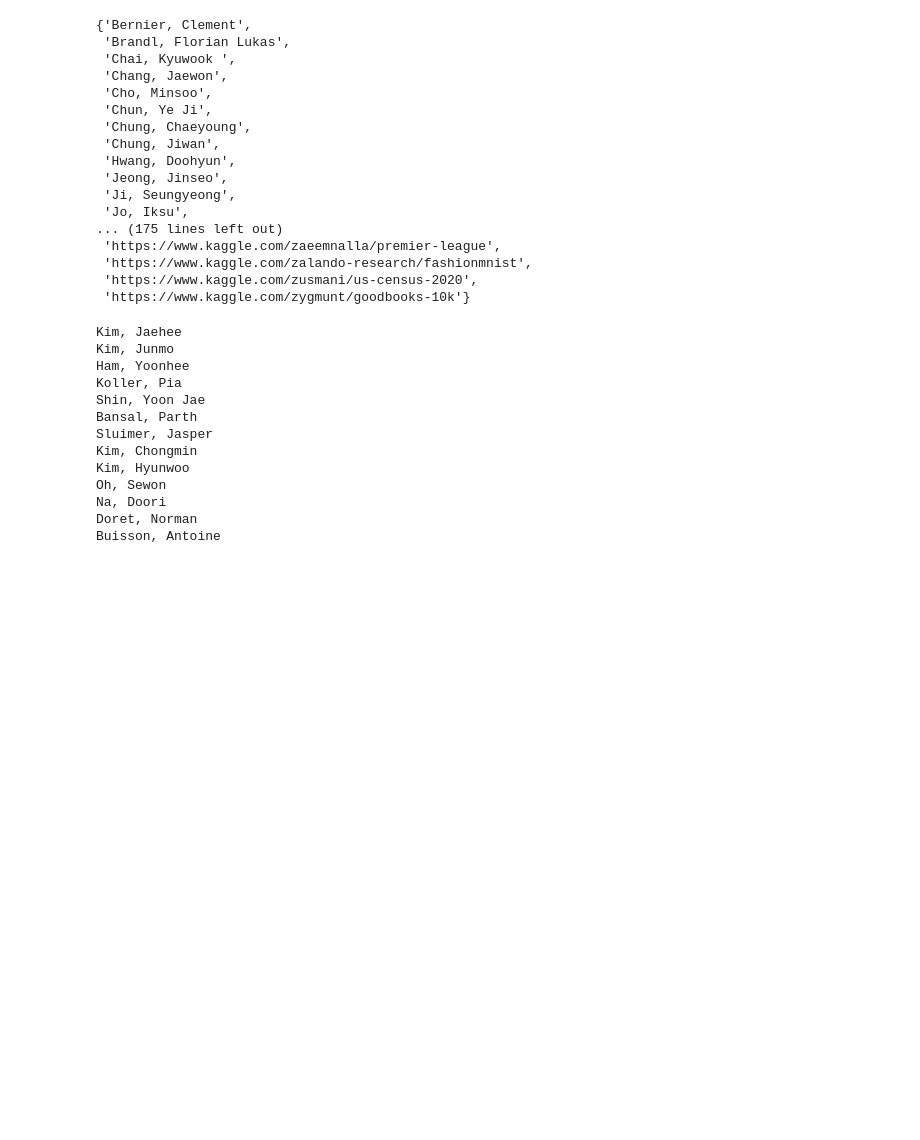
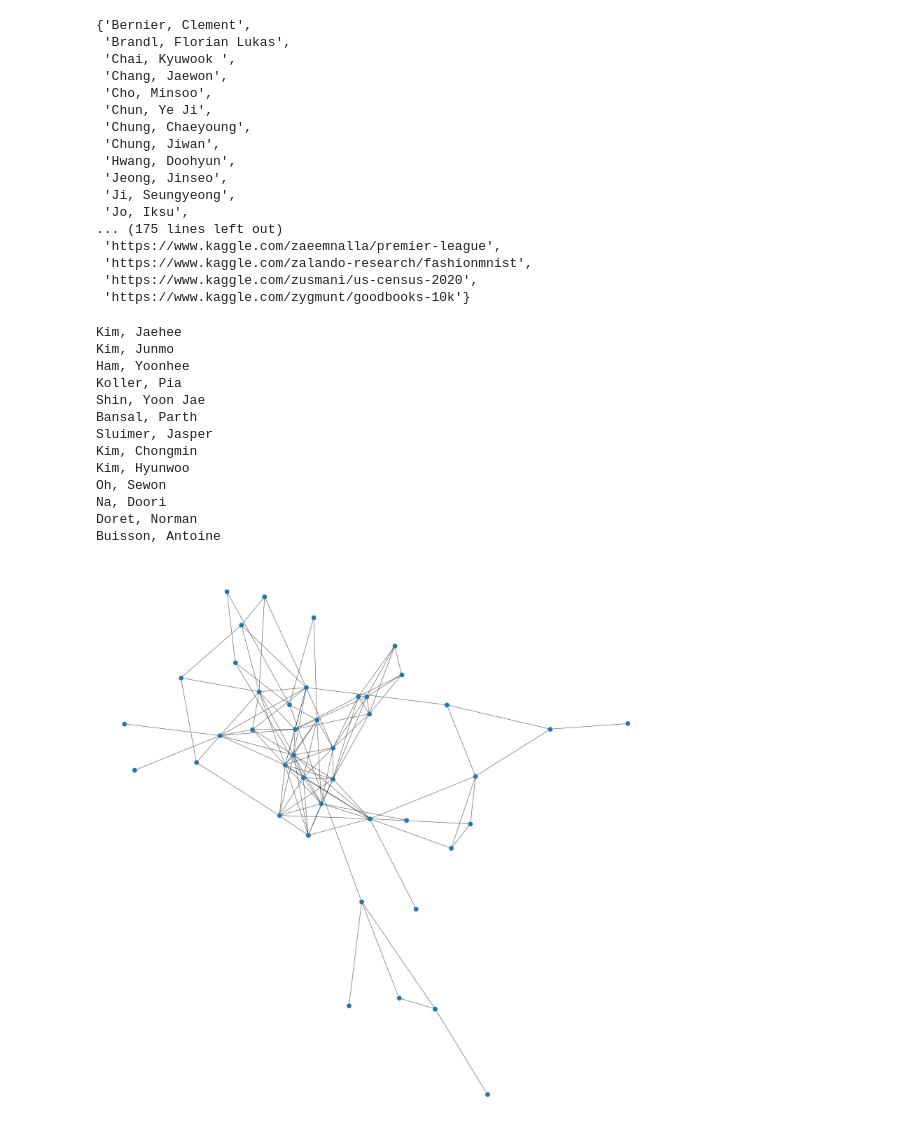
Before and after one commit to piakoller/DAV-Group8, a Jupyter notebook: Homework4/HW4.ipynb, the cells around one changed output. Cells and saved outputs as stored; diff of their text form; code cells hidden in the pictures; blank space fills up the shorter version.

```diff
--- a/Homework4/HW4.ipynb
+++ b/Homework4/HW4.ipynb
@@ -129,0 +125,15 @@ person_nodes, dataset_nodes = bipartite.sets(S[0])
+# %%
+weighted_person_graph = bipartite.weighted_projected_graph(B, person_nodes)
+#list(weighted_person_graph.edges(data=True))
+weighted_dataset_graph = bipartite.weighted_projected_graph(B, dataset_nodes)
+# %%
+# Visualize both persons graph and datasets graph using node-link diagrams
+# Persons graph
+
+pos = nx.spring_layout(weighted_person_graph, k=0.3*1/np.sqrt(len(weighted_person_graph.nodes())), iterations=20)
+plt.figure(3, figsize=(30, 30))
+
+nx.draw(weighted_person_graph, pos=pos)
+plt.show()
+# %% [output]
+[figure, added]
```
Also changed, not shown: parts of 8 cells of this notebook.
